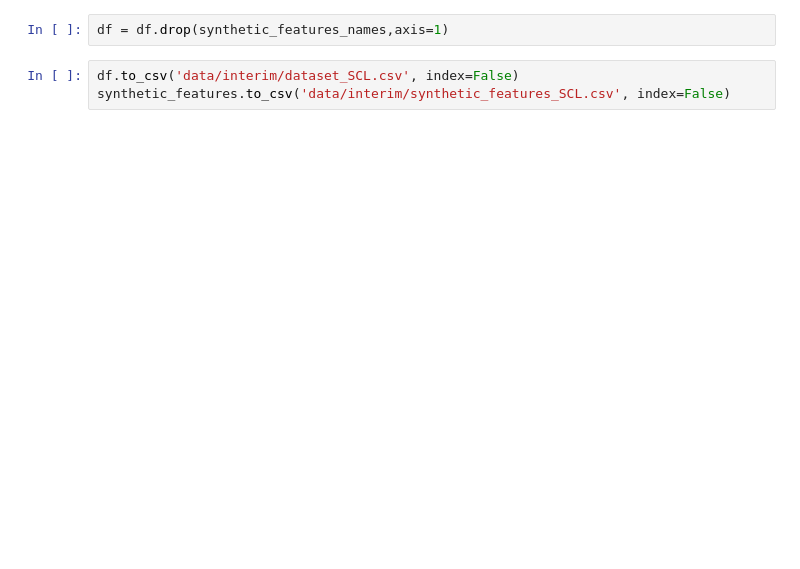
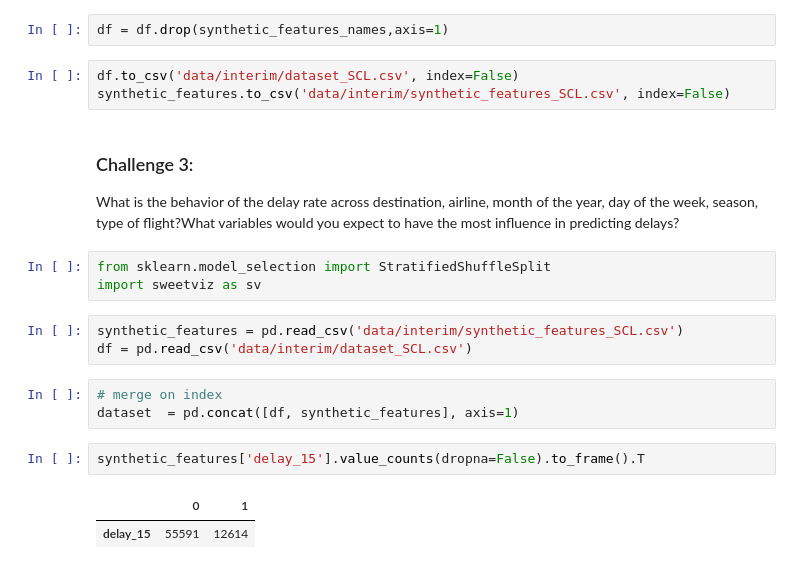
Before and after one commit to Luis-ramirez-r/Challenge-Data-Scientist---Luis-Ramirez, a Jupyter notebook: solution.ipynb, the cells around one changed output. Drawn from its saved outputs; the diff is of its cells as text; blank space fills up the shorter version.

Commit message:
Analysis of the delay rate across the features

```diff
--- a/solution.ipynb
+++ b/solution.ipynb
@@ -286,3 +303,22 @@ df = df.drop(synthetic_features_names,axis=1)
 # %%
 df.to_csv('data/interim/dataset_SCL.csv', index=False)
 synthetic_features.to_csv('data/interim/synthetic_features_SCL.csv', index=False)
+# %% [markdown]
+### Challenge 3:
+
+What is the behavior of the delay rate across destination, airline, month of the year, day of the week, season, type of flight?What
+variables would you expect to have the most influence in predicting delays?
+# %%
+from sklearn.model_selection import StratifiedShuffleSplit
+import sweetviz as sv
+# %%
+synthetic_features = pd.read_csv('data/interim/synthetic_features_SCL.csv')
+df = pd.read_csv('data/interim/dataset_SCL.csv')
+# %%
+# merge on index
+dataset  = pd.concat([df, synthetic_features], axis=1)
+# %%
+synthetic_features['delay_15'].value_counts(dropna=False).to_frame().T
+# %% [output]
+|  | 0 | 1 |
+| delay_15 | 55591 | 12614 |
```
Also changed, not shown: parts of 30 cells of this notebook, 7 other files.
